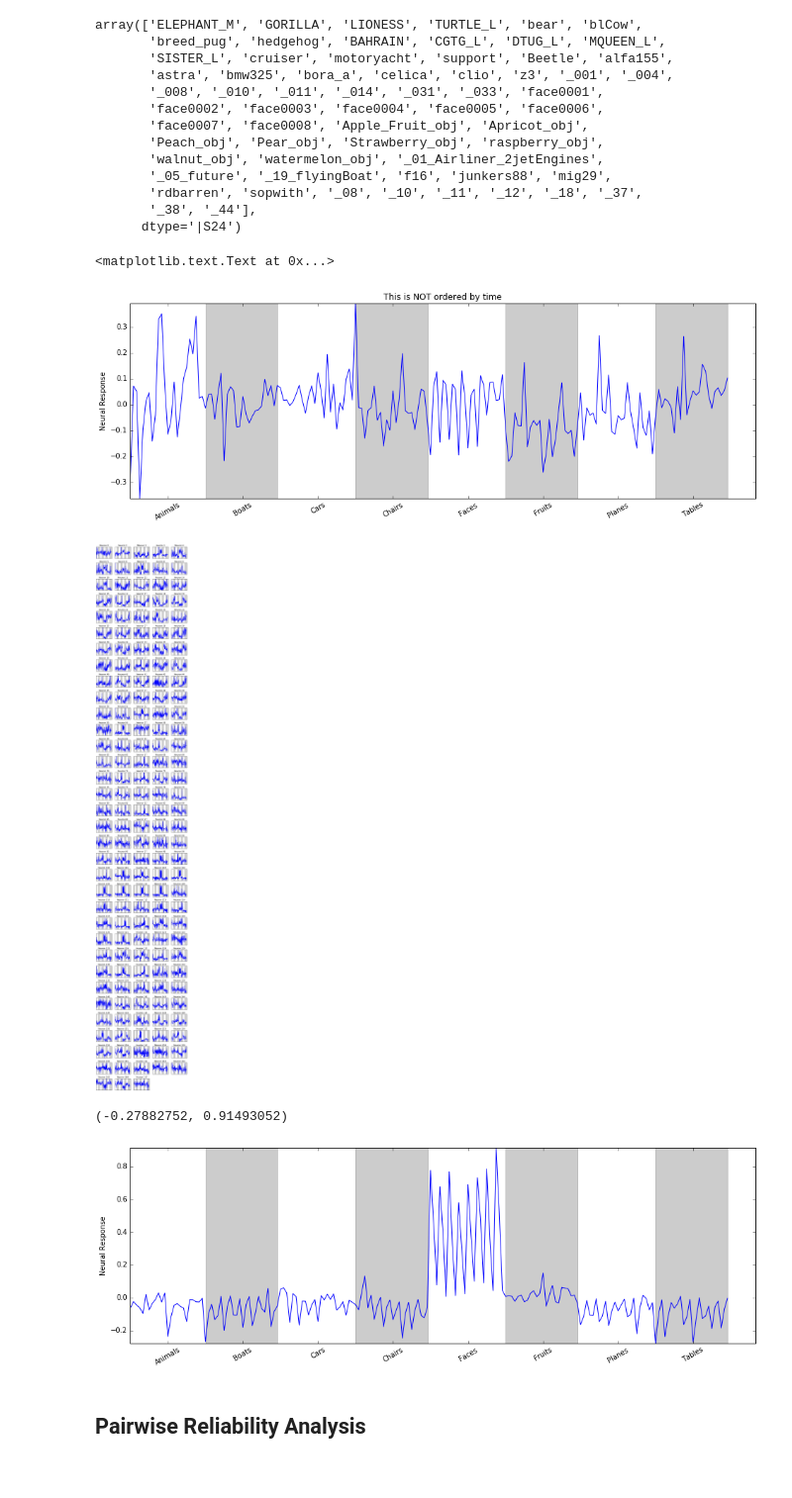
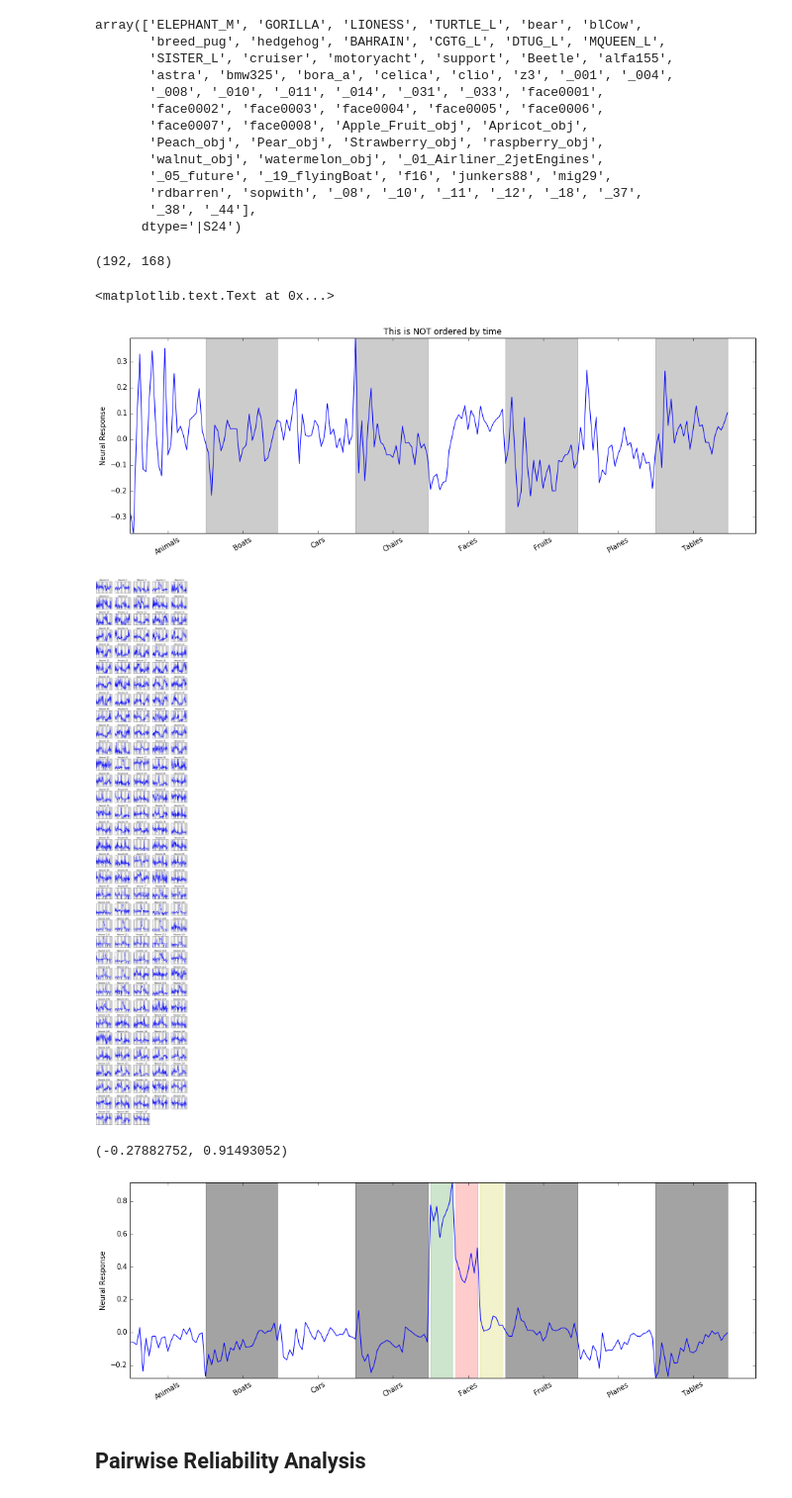
Before and after one commit to neuroailab/psych253, a Jupyter notebook: Lecture2.ipynb, the cells around one changed output. Shown at 99% size. Cells and saved outputs as stored; diff of their text form; code cells hidden in the pictures.

```diff
--- a/Lecture2.ipynb
+++ b/Lecture2.ipynb
@@ -71,9 +71,14 @@ var_level = Ventral_Dataset['image_meta']['variation_level'][:]
 unique_var_levels = np.unique(var_level)
 
 sorted_IT_Neural_Data_means = np.array([IT_Neural_Data[(var_level == v) & (objects == o)].mean(0)
-                                        for o in objects_sorted_by_categories
+                                        for c in unique_categories
                                         for v in unique_var_levels
+                                        for o in objects_by_category[c]
                                         ])
+# %%
+sorted_IT_Neural_Data_means.shape
+# %% [output]
+(192, 168)
 # %%
 plt.figure(figsize=(16, 5))
 neuron_ind = 0
@@ -91,7 +96,7 @@ plt.ylim(minval, maxval)
 plt.title('This is NOT ordered by time')
 # %% [output]
 <matplotlib.text.Text at 0x...>
-[figure, old version]
+[figure, new version]
 # %%
 #but wait, let's plot *all* the IT neurons responses
 plt.figure(figsize=(10, 60))
@@ -110,31 +115,39 @@ plt.subplots_adjust(hspace=0.4)
 
 #hey what's going on with neurons 101-108 --- the seem to really like Faces!
 # %% [output]
-[figure, old version]
+[figure, new version]
 # %%
 #let's look at one of these more closely.
 
 neuron_ind = 105
 plt.figure(figsize=(16, 5))
 neuron_i_data = sorted_IT_Neural_Data_means[:, neuron_ind]
 minval = neuron_i_data.min()
 maxval = neuron_i_data.max()
 plt.plot(neuron_i_data)
 plt.fill_between(np.arange(192), minval, maxval,
                  where=(np.arange(192) / 24) % 2, color='k', alpha=0.2)
+plt.fill_between(np.arange(192), minval, maxval,
+                 where=(np.arange(192) / 24) % 2, color='k', alpha=0.2)
+plt.fill_between(np.arange(192), minval, maxval,
+                 where=(np.arange(192) >= 4 * 24) & (np.arange(192) < 4 * 24 + 8), color='g', alpha=0.2)
+plt.fill_between(np.arange(192), minval, maxval,
+                 where=(np.arange(192) >= 4 * 24 + 8) & (np.arange(192) < 4 * 24 + 16), color='r', alpha=0.2)
+plt.fill_between(np.arange(192), minval, maxval,
+                 where=(np.arange(192) >= 4 * 24 + 16) & (np.arange(192) < 5 * 24), color='y', alpha=0.2)
 plt.xticks(np.arange(0, 192, 24) + 12, unique_categories, rotation=30);
 plt.ylabel('Neural Response')
 plt.ylim(minval, maxval)
 
 #remember -- sorted by category and then by variation level
 #there are 8 objects per category and 3 variation levels
 #so that means each category block below has 24 points
-#what we're the neuron response well to faces at low & medium (the first
-#and second point in each little group of 3 in the faces block)
-#but it is much less responsive to high variation faces (the third point in each group of 3)
+#so we're seeing the neuron respond well to faces at low & medium variation
+#(the first (in green) and second (in red) miniblocks of eight points within the 5th block of 24)
+#but it is much less responsive to high variation faces (the third miniblock of 8 in yellow)
 # %% [output]
 (-0.27882752, 0.91493052)
-[figure, old version]
+[figure, new version]
 # %% [markdown]
 ## Pairwise Reliability Analysis
 # %%
```
Also changed, not shown: parts of 2 cells of this notebook.
